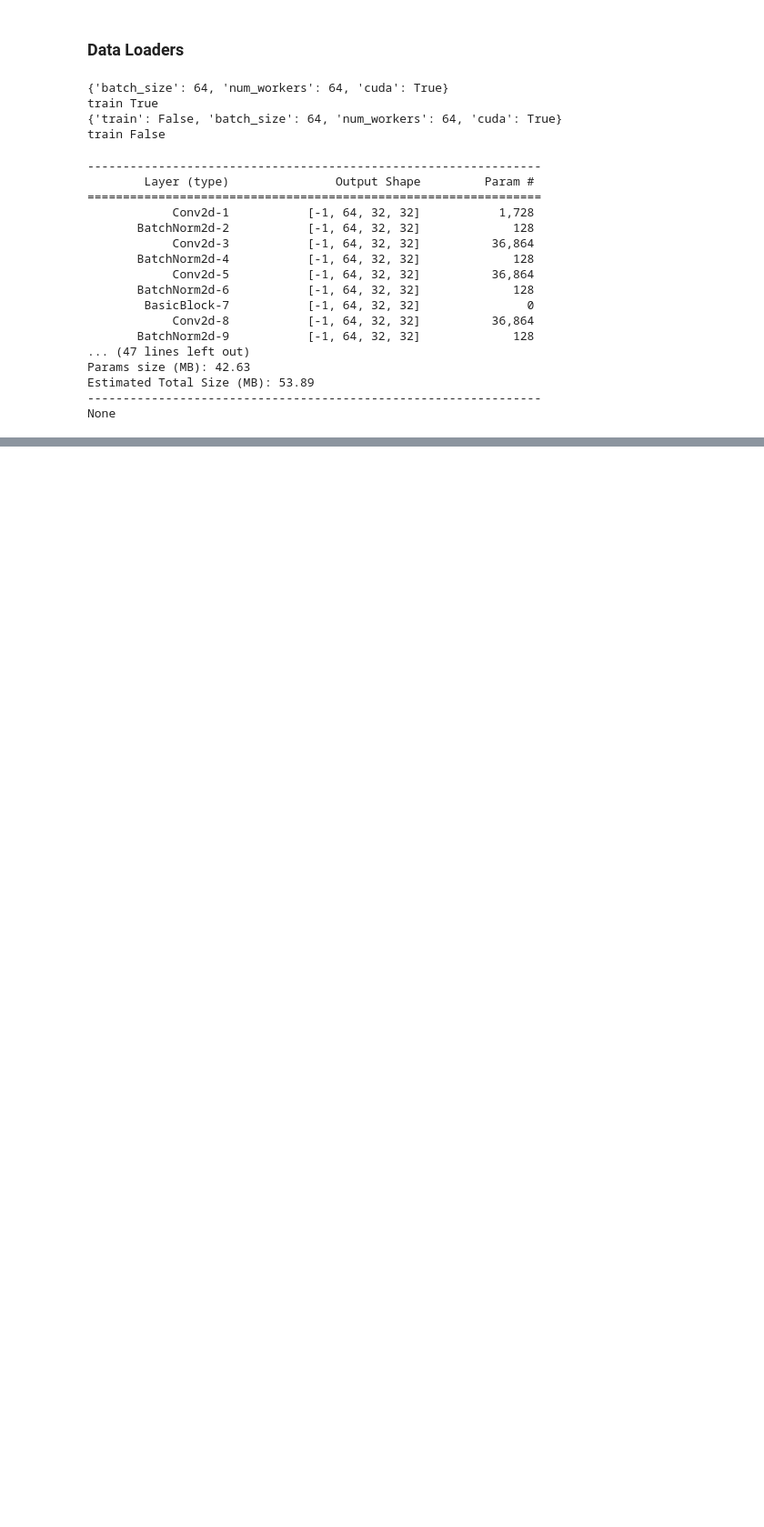
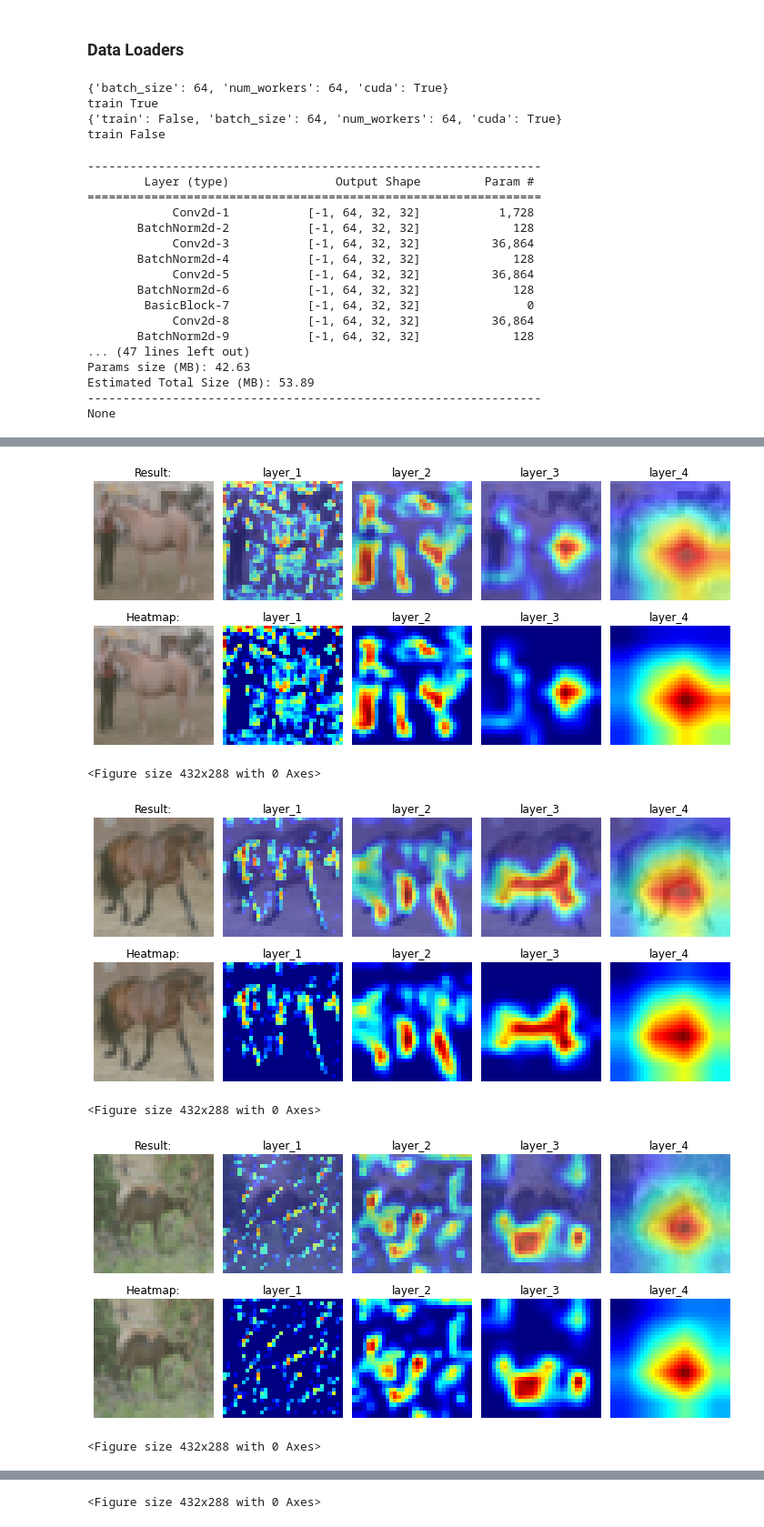
Before and after one commit to bleamer/eva5, a Jupyter notebook: w9-Data Augmentation/w9.ipynb, the cells around one changed output, grey strips where cells are left out. Shown: that part at 91% size. Cells and saved outputs as stored; diff of their text form; code cells hidden in the pictures; blank space fills up the shorter version.

Commit message:
GradCAM results

```diff
--- a/w9-Data Augmentation/w9.ipynb
+++ b/w9-Data Augmentation/w9.ipynb
@@ -11,4 +11,5 @@ Mounted at /content/drive
 !pwd
 # %%
 import os
-os.chdir('/content/drive/My Drive/eva5/w9-Data Augmentation/')
+current_path = '/content/drive/My Drive/eva5/w9-Data Augmentation/'
+os.chdir(current_path)
@@ -106,14 +114,16 @@ None
 from torch.optim.lr_scheduler import StepLR
 import torch.optim as optim
 
-EPOCHS = 2
+EPOCHS = 25
 LEARNING_RATE = 0.01
 MOMENTUM = 0.9
+SAMPLE_COUNT = 25
 
 
 losses = []
 accuracies = []
 incorrect_samples = []
+correct_samples = []
 
 criterion = cross_entropy_loss()  # Create loss function
 optimizer = sgd_optimizer(model, LEARNING_RATE, MOMENTUM)  # Create optimizer
@@ -125,6 +135,9 @@ for epoch in tqdm(range(1, EPOCHS + 1)):
     print(f'Epoch {epoch}:')
     train(model, train_loader, dev, optimizer, criterion)
     scheduler.step()
-    val(model, test_loader, dev, criterion, losses, accuracies, incorrect_samples)
+    val(
+        model, test_loader, dev, criterion, losses, accuracies,
+        correct_samples, incorrect_samples, SAMPLE_COUNT, epoch,EPOCHS
+    )
 # %% [output]
 Epoch 1:
@@ -144,0 +188,10 @@ plt.show()
+# %%
+import random
+# importlib.reload(gradcam)
+
+from postproc.gradcam import GradCAMOverlay
+
+grad_cam = GradCAMOverlay(
+    model, ['layer_1', 'layer_2', 'layer_3', 'layer_4'],
+    dev, DS.mean, DS.std
+)
@@ -144,0 +214,12 @@ plt.show()
+# %%
+correct_im_prefix = 'Correct_grad_cam'
+
+images = [x['image'] for x in random.sample(correct_samples, 4)]
+grad_cam(images, current_path+'/output/'+correct_im_prefix)
+# %% [output]
+[figure, added]
+<Figure size 432x288 with 0 Axes>
+[figure, added]
+<Figure size 432x288 with 0 Axes>
+[figure, added]
+<Figure size 432x288 with 0 Axes>
@@ -144,0 +227 @@ plt.show()
+<Figure size 432x288 with 0 Axes>
```
Also changed, not shown: parts of 17 cells of this notebook.
